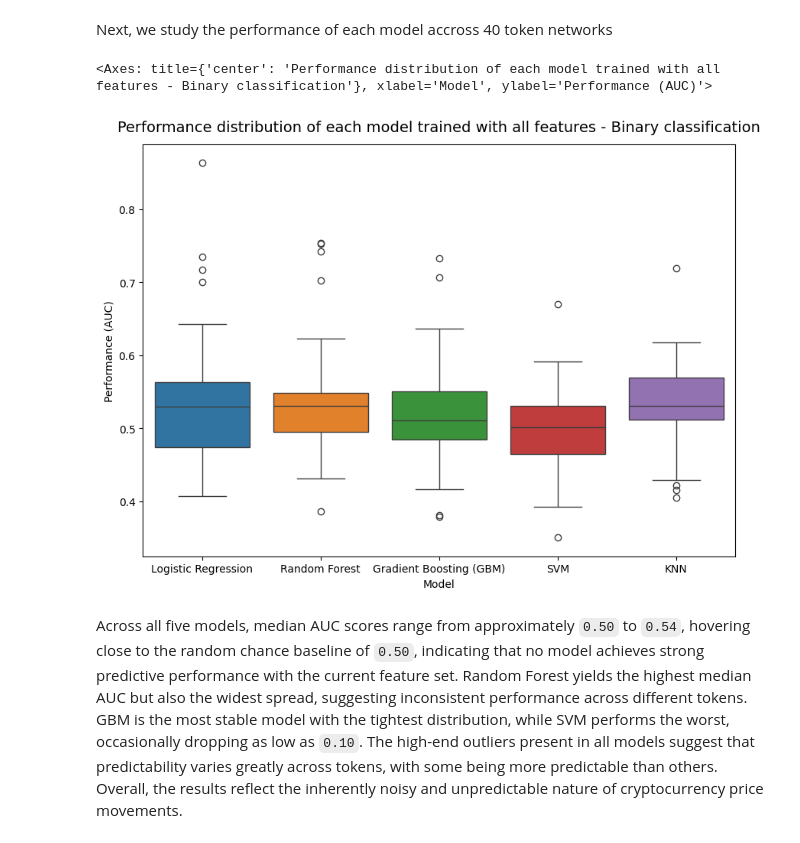
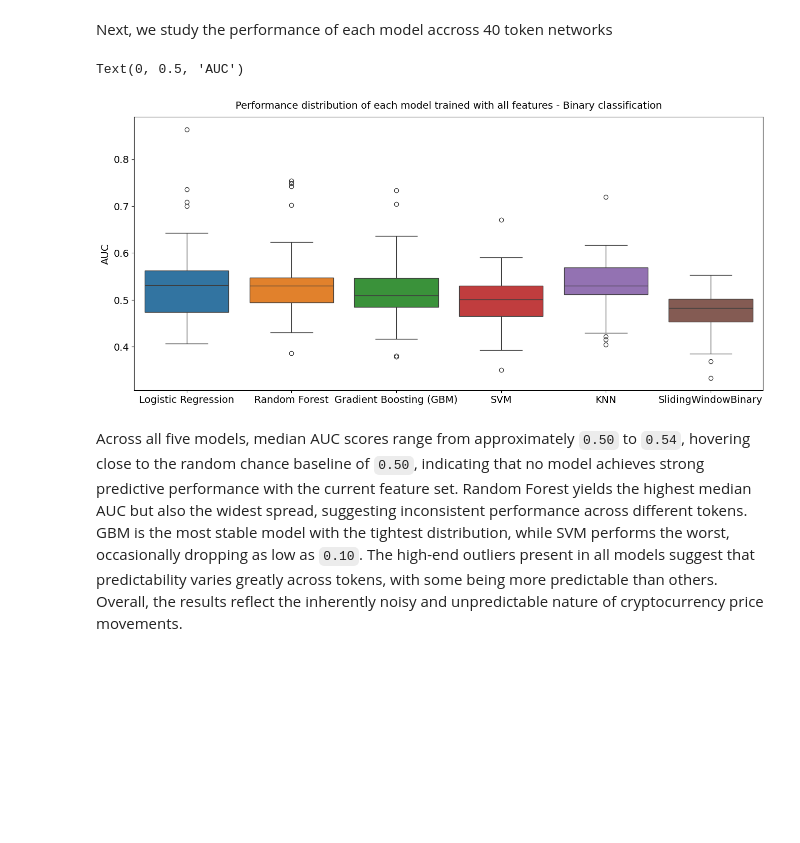
Before and after one commit to 18nghiado/DATA2010, a Jupyter notebook: experiments_standard_pipeline.ipynb, the cells around one changed output. Saved outputs shown, nothing was run; the diff lists cells and outputs as text; code cells hidden in the pictures; blank space fills up the shorter version.

Commit message:
Update experiments ipynb with time experiment and clean up

```diff
--- a/experiments_standard_pipeline.ipynb
+++ b/experiments_standard_pipeline.ipynb
@@ -227,7 +230,7 @@ def regression_classfication_model_experience(train_data: TimeSeriesDataset,val_
 # %% [markdown]
 4. `prepare_datasets` : Given a list of dataset file, load features and labels from disk to memory for training
 # %%
-def prepare_datasets(files: list[str], feat_cols: list[str], task : str, normalize_y = False):
+def prepare_datasets(files: list[str], feat_cols: list[str], task : str, normalize_y = False, window_size = 1):
     """r
     Load, split, and normalize multiple time series datasets from CSV files.
 
@@ -241,6 +244,7 @@ def prepare_datasets(files: list[str], feat_cols: list[str], task : str, normali
         feat_cols: List of column names to use as input features.
         task:      Column name to use as the prediction target (label).
         normalize_y (bool): whether to normalize label
+        window_size (int): size of the window
 
     Returns:
         List of (train, val, test) TimeSeriesDataset tuples, one per input file.
@@ -248,7 +252,7 @@ def prepare_datasets(files: list[str], feat_cols: list[str], task : str, normali
     data_loader = Dataloader(DATA_PATH)
     all_data_split = []
     for file_name in files:
-        data = data_loader.from_csv(file_name, feat_columns=feat_cols, label_column=task)
+        data = data_loader.from_csv(file_name, feat_columns=feat_cols, label_column=task, window_size=window_size)
         train, val,test = data.split_by_ratio(train = TRAIN_RATIO, val = VAL_RATIO, test = TEST_RATIO)
         all_data_split.append((train,val,test))
 
@@ -261,7 +265,7 @@ def prepare_datasets(files: list[str], feat_cols: list[str], task : str, normali
 # %% [markdown]
 5. `drop_feature_experiment` : conduct experiment to study importance of features by dropping each of them one by one
 # %%
-def drop_feature_experiment(files : list, task: str, experiment_each_dataset: Callable = binary_classfication_model_experience, normalize_y = False):
+def drop_feature_experiment(files : list, task: str, experiment_each_dataset: Callable = binary_classfication_model_experiment, normalize_y = False):
     r"""
     Run a drop-feature experiment to evaluate the impact of removing each feature on model performance.
 
@@ -274,8 +278,6 @@ def drop_feature_experiment(files : list, task: str, experiment_each_dataset: Ca
     - `task` (str): label column name used as the prediction target
     - `experiment_each_dataset` (callable): function to train and evaluate models on a single
     - `normalize_y` (bool): whether to normalize label
-
-      data split, defaults to `binary_classfication_model_experience`
 
     Return:
     - `result_df` (pd.DataFrame): DataFrame where each row corresponds to a feature removal setting
@@ -409,7 +436,7 @@ if os.path.isfile(result_path_file) and not RE_RUN_EVERYTHING:
 
 else:
     print("INFO: Re-computing results")
-    all_models_feat_importance_binary_df = drop_feature_experiment(files, task,binary_classfication_model_experience)
+    all_models_feat_importance_binary_df = drop_feature_experiment(files, task,binary_classfication_model_experiment)
     all_models_feat_importance_binary_df.to_csv(result_path_file,index=False)
 
 all_models_feat_importance_binary_df.head(60)
@@ -434,0 +464,23 @@ INFO: LOADED existing results
+# %%
+seed_everything(INIT_SEED)
+task = BINARY_LABEL_COLUMN
+
+result_file_name = "sliding_window_binary.csv"
+result_path_file = os.path.join(RESULT_PATH,result_file_name)
+if os.path.isfile(result_path_file) and not RE_RUN_EVERYTHING:
+    sliding_window_binary_df = pd.read_csv(result_path_file)
+    print("INFO: LOADED existing results")
+
+else:
+    print("INFO: Re-computing results")
+    all_data_split = prepare_datasets(files, ALL_FEAT_COLUMN, task)
+    sliding_window_baseline_all_rows = []
+    for train, val,test in tqdm(all_data_split):
+        result = sliding_window_baseline(train,val,test,binary_classification=True,metric=roc_auc_score)
+        sliding_window_baseline_all_rows.append({'Model': "SlidingWindowBinary", 'Dataset': train.dataset_name, 'Performance (AUC)': result})
+
+    sliding_window_binary_df = pd.DataFrame(sliding_window_baseline_all_rows)
+    sliding_window_binary_df.to_csv(result_path_file, index= False)
+
+
+sliding_window_binary_df.head(10)
@@ -522,19 +598,23 @@ Next, we study the performance of each model accross 40 token networks
 # %%
 all_rows = []
 for dataset in all_models_feat_importance_binary_df['Dataset'].unique().tolist():
     for model in model_cols:
         performance = all_models_feat_importance_binary_df[(all_models_feat_importance_binary_df['Dataset'] == dataset) &
                                                            (all_models_feat_importance_binary_df['Setting'] == 'All features')][model]
         all_rows.append({'Model': model, 'Dataset': dataset, 'Performance (AUC)': performance.values[0]})
 
-tmp_df = pd.DataFrame(all_rows)
+tmp_df = pd.concat([pd.DataFrame(all_rows),sliding_window_binary_df],ignore_index=True)
 
-fig, ax = plt.subplots(figsize=(10, 7))
+fig, ax = plt.subplots(figsize=(16, 7))
 ax.set_title('Performance distribution of each model trained with all features - Binary classification', fontsize=14, pad=12)
 sns.boxplot(data=tmp_df,y='Performance (AUC)',hue='Model',x='Model')
+plt.xlabel("")
+plt.xticks(fontsize=14)
+plt.yticks(fontsize=14)
+plt.ylabel("AUC", fontsize=14)
 # %% [output]
-<Axes: title={'center': 'Performance distribution of each model trained with all features - Binary classification'}, xlabel='Model', ylabel='Performance (AUC)'>
+Text(0, 0.5, 'AUC')
-[figure, old version]
+[figure, new version]
 # %% [markdown]
 Across all five models, median AUC scores range from approximately `0.50` to `0.54`, hovering close to the random chance baseline of `0.50`, indicating that no model achieves strong predictive performance with the current feature set. Random Forest yields the highest median AUC but also the widest spread, suggesting inconsistent performance across different tokens. GBM is the most stable model with the tightest distribution, while SVM performs the worst, occasionally dropping as low as `0.10`. The high-end outliers present in all models suggest that predictability varies greatly across tokens, with some being more predictable than others. Overall, the results reflect the inherently noisy and unpredictable nature of cryptocurrency price movements.
 # %%
```
Also changed, not shown: parts of 61 cells of this notebook, 27 other files.
